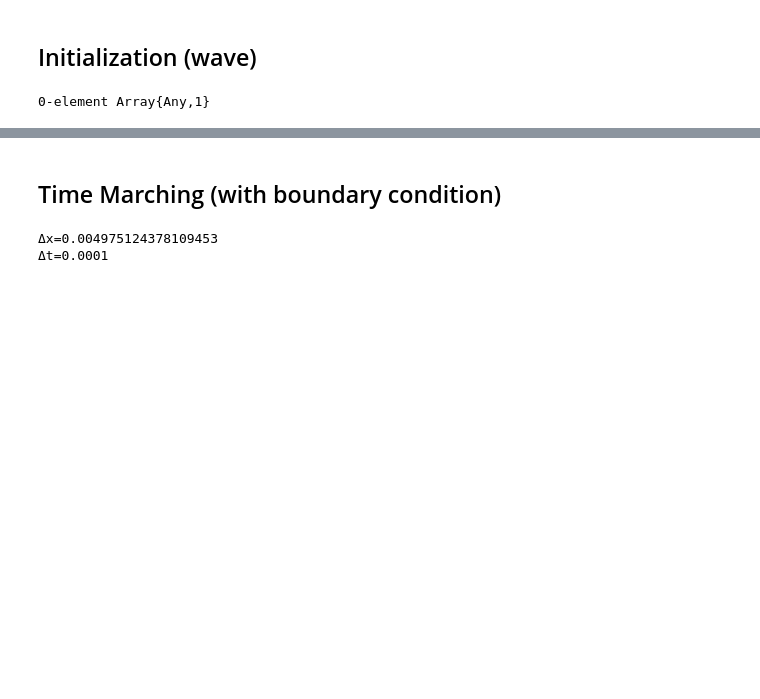
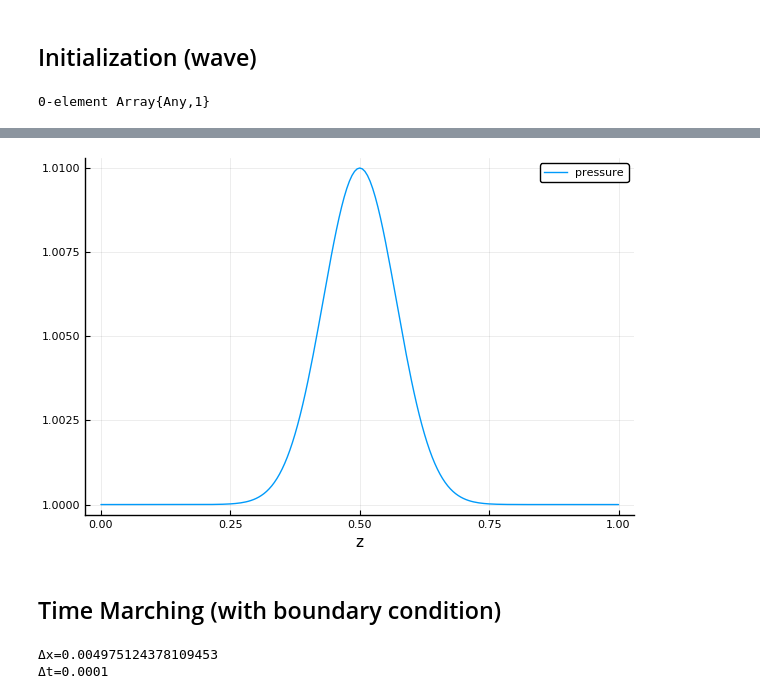
Before and after one commit to liyuxuan48/thermo-network, a Jupyter notebook: examples/wave propagation non-reflect outflow.ipynb, the cells around one changed output, grey strips where cells are left out. Cells and saved outputs as stored; diff of their text form; code cells hidden in the pictures; blank space fills up the shorter version.

```diff
--- a/examples/wave propagation non-reflect outflow.ipynb
+++ b/examples/wave propagation non-reflect outflow.ipynb
@@ -66,3 +72,7 @@ righthand=[0;0;P/Ac*qw]
+# %%
+  plot(ux,uueverythinginitial.p,xlabel="z",label="pressure")
+# %% [output]
+[figure, added]
 # %% [markdown]
 ## Time Marching (with boundary condition)
 # %%
```
Also changed, not shown: parts of 4 cells of this notebook, 1 other file.
